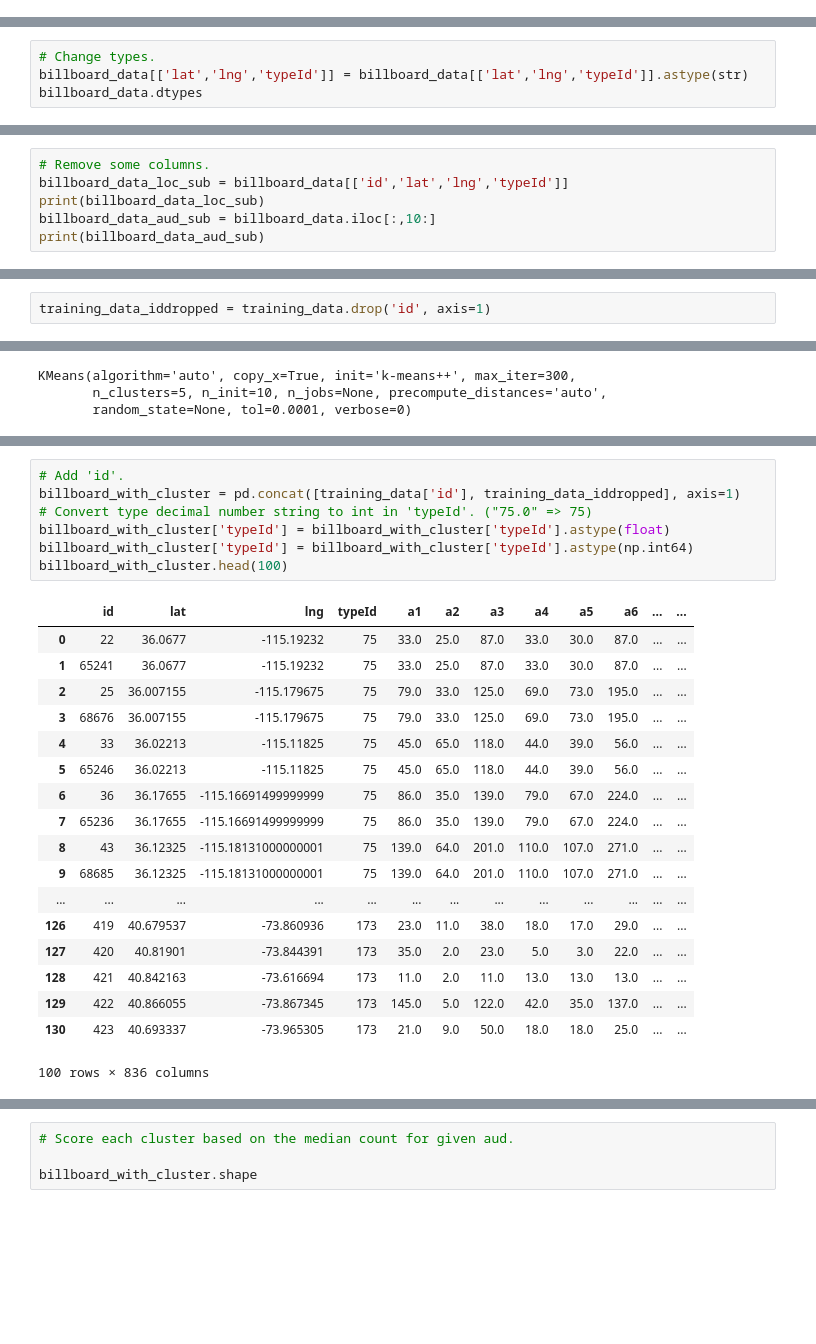
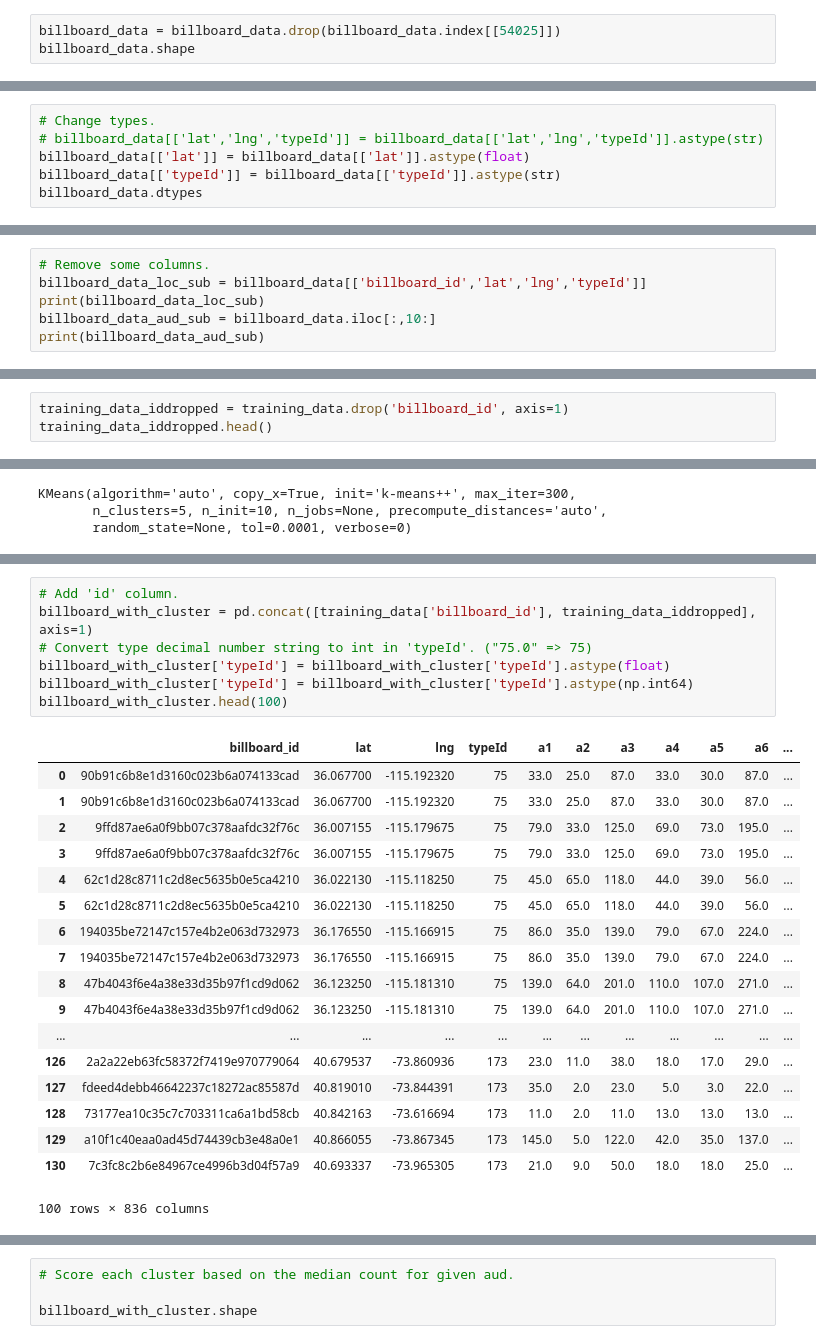
Before and after one commit to adomni/usfFall2019, a Jupyter notebook: kei/clustering/kmc_all_data.ipynb, the cells around one changed output, grey strips where cells are left out. Saved outputs shown, nothing was run; the diff lists cells and outputs as text; blank space fills up the shorter version.

```diff
--- a/kei/clustering/kmc_all_data.ipynb
+++ b/kei/clustering/kmc_all_data.ipynb
@@ -64,0 +72,3 @@ Length: 841, dtype: object
+# %%
+billboard_data = billboard_data.drop(billboard_data.index[[54025]])
+billboard_data.shape
@@ -65,6 +77,8 @@ Length: 841, dtype: object
 # %%
 # Change types.
-billboard_data[['lat','lng','typeId']] = billboard_data[['lat','lng','typeId']].astype(str)
+# billboard_data[['lat','lng','typeId']] = billboard_data[['lat','lng','typeId']].astype(str)
+billboard_data[['lat']] = billboard_data[['lat']].astype(float)
+billboard_data[['typeId']] = billboard_data[['typeId']].astype(str)
 billboard_data.dtypes
 # %% [output]
 id                  int64
@@ -86,7 +100,7 @@ a831              float64
 Length: 841, dtype: object
 # %%
 # Remove some columns.
-billboard_data_loc_sub = billboard_data[['id','lat','lng','typeId']]
+billboard_data_loc_sub = billboard_data[['billboard_id','lat','lng','typeId']]
 print(billboard_data_loc_sub)
 billboard_data_aud_sub = billboard_data.iloc[:,10:]
 print(billboard_data_aud_sub)
@@ -234,3 +248,4 @@ a831      0
 Length: 835, dtype: int64
 # %%
-training_data_iddropped = training_data.drop('id', axis=1)
+training_data_iddropped = training_data.drop('billboard_id', axis=1)
+training_data_iddropped.head()
@@ -276,28 +299,28 @@ training_data_iddropped.head()
 5 rows × 835 columns
 # %%
-# Add 'id'.
-billboard_with_cluster = pd.concat([training_data['id'], training_data_iddropped], axis=1)
+# Add 'id' column.
+billboard_with_cluster = pd.concat([training_data['billboard_id'], training_data_iddropped], axis=1)
 # Convert type decimal number string to int in 'typeId'. ("75.0" => 75)
 billboard_with_cluster['typeId'] = billboard_with_cluster['typeId'].astype(float)
 billboard_with_cluster['typeId'] = billboard_with_cluster['typeId'].astype(np.int64)
 billboard_with_cluster.head(100)
 # %% [output]
-|  | id | lat | lng | typeId | a1 | a2 | a3 | a4 | a5 | a6 | ... | ... |
-| 0 | 22 | 36.0677 | -115.19232 | 75 | 33.0 | 25.0 | 87.0 | 33.0 | 30.0 | 87.0 | ... | ... |
-| 1 | 65241 | 36.0677 | -115.19232 | 75 | 33.0 | 25.0 | 87.0 | 33.0 | 30.0 | 87.0 | ... | ... |
-| 2 | 25 | 36.007155 | -115.179675 | 75 | 79.0 | 33.0 | 125.0 | 69.0 | 73.0 | 195.0 | ... | ... |
-| 3 | 68676 | 36.007155 | -115.179675 | 75 | 79.0 | 33.0 | 125.0 | 69.0 | 73.0 | 195.0 | ... | ... |
-| 4 | 33 | 36.02213 | -115.11825 | 75 | 45.0 | 65.0 | 118.0 | 44.0 | 39.0 | 56.0 | ... | ... |
-| 5 | 65246 | 36.02213 | -115.11825 | 75 | 45.0 | 65.0 | 118.0 | 44.0 | 39.0 | 56.0 | ... | ... |
-| 6 | 36 | 36.17655 | -115.16691499999999 | 75 | 86.0 | 35.0 | 139.0 | 79.0 | 67.0 | 224.0 | ... | ... |
-| 7 | 65236 | 36.17655 | -115.16691499999999 | 75 | 86.0 | 35.0 | 139.0 | 79.0 | 67.0 | 224.0 | ... | ... |
-| 8 | 43 | 36.12325 | -115.18131000000001 | 75 | 139.0 | 64.0 | 201.0 | 110.0 | 107.0 | 271.0 | ... | ... |
-| 9 | 68685 | 36.12325 | -115.18131000000001 | 75 | 139.0 | 64.0 | 201.0 | 110.0 | 107.0 | 271.0 | ... | ... |
-| ... | ... | ... | ... | ... | ... | ... | ... | ... | ... | ... | ... | ... |
-| 126 | 419 | 40.679537 | -73.860936 | 173 | 23.0 | 11.0 | 38.0 | 18.0 | 17.0 | 29.0 | ... | ... |
-| 127 | 420 | 40.81901 | -73.844391 | 173 | 35.0 | 2.0 | 23.0 | 5.0 | 3.0 | 22.0 | ... | ... |
-| 128 | 421 | 40.842163 | -73.616694 | 173 | 11.0 | 2.0 | 11.0 | 13.0 | 13.0 | 13.0 | ... | ... |
-| 129 | 422 | 40.866055 | -73.867345 | 173 | 145.0 | 5.0 | 122.0 | 42.0 | 35.0 | 137.0 | ... | ... |
-| 130 | 423 | 40.693337 | -73.965305 | 173 | 21.0 | 9.0 | 50.0 | 18.0 | 18.0 | 25.0 | ... | ... |
+|  | billboard_id | lat | lng | typeId | a1 | a2 | a3 | a4 | a5 | a6 | ... |
+| 0 | 90b91c6b8e1d3160c023b6a074133cad | 36.067700 | -115.192320 | 75 | 33.0 | 25.0 | 87.0 | 33.0 | 30.0 | 87.0 | ... |
+| 1 | 90b91c6b8e1d3160c023b6a074133cad | 36.067700 | -115.192320 | 75 | 33.0 | 25.0 | 87.0 | 33.0 | 30.0 | 87.0 | ... |
+| 2 | 9ffd87ae6a0f9bb07c378aafdc32f76c | 36.007155 | -115.179675 | 75 | 79.0 | 33.0 | 125.0 | 69.0 | 73.0 | 195.0 | ... |
+| 3 | 9ffd87ae6a0f9bb07c378aafdc32f76c | 36.007155 | -115.179675 | 75 | 79.0 | 33.0 | 125.0 | 69.0 | 73.0 | 195.0 | ... |
+| 4 | 62c1d28c8711c2d8ec5635b0e5ca4210 | 36.022130 | -115.118250 | 75 | 45.0 | 65.0 | 118.0 | 44.0 | 39.0 | 56.0 | ... |
+| 5 | 62c1d28c8711c2d8ec5635b0e5ca4210 | 36.022130 | -115.118250 | 75 | 45.0 | 65.0 | 118.0 | 44.0 | 39.0 | 56.0 | ... |
+| 6 | 194035be72147c157e4b2e063d732973 | 36.176550 | -115.166915 | 75 | 86.0 | 35.0 | 139.0 | 79.0 | 67.0 | 224.0 | ... |
+| 7 | 194035be72147c157e4b2e063d732973 | 36.176550 | -115.166915 | 75 | 86.0 | 35.0 | 139.0 | 79.0 | 67.0 | 224.0 | ... |
+| 8 | 47b4043f6e4a38e33d35b97f1cd9d062 | 36.123250 | -115.181310 | 75 | 139.0 | 64.0 | 201.0 | 110.0 | 107.0 | 271.0 | ... |
+| 9 | 47b4043f6e4a38e33d35b97f1cd9d062 | 36.123250 | -115.181310 | 75 | 139.0 | 64.0 | 201.0 | 110.0 | 107.0 | 271.0 | ... |
+| ... | ... | ... | ... | ... | ... | ... | ... | ... | ... | ... | ... |
+| 126 | 2a2a22eb63fc58372f7419e970779064 | 40.679537 | -73.860936 | 173 | 23.0 | 11.0 | 38.0 | 18.0 | 17.0 | 29.0 | ... |
+| 127 | fdeed4debb46642237c18272ac85587d | 40.819010 | -73.844391 | 173 | 35.0 | 2.0 | 23.0 | 5.0 | 3.0 | 22.0 | ... |
+| 128 | 73177ea10c35c7c703311ca6a1bd58cb | 40.842163 | -73.616694 | 173 | 11.0 | 2.0 | 11.0 | 13.0 | 13.0 | 13.0 | ... |
+| 129 | a10f1c40eaa0ad45d74439cb3e48a0e1 | 40.866055 | -73.867345 | 173 | 145.0 | 5.0 | 122.0 | 42.0 | 35.0 | 137.0 | ... |
+| 130 | 7c3fc8c2b6e84967ce4996b3d04f57a9 | 40.693337 | -73.965305 | 173 | 21.0 | 9.0 | 50.0 | 18.0 | 18.0 | 25.0 | ... |
 100 rows × 836 columns
 # %%
```
Also changed, not shown: parts of 28 cells of this notebook.
